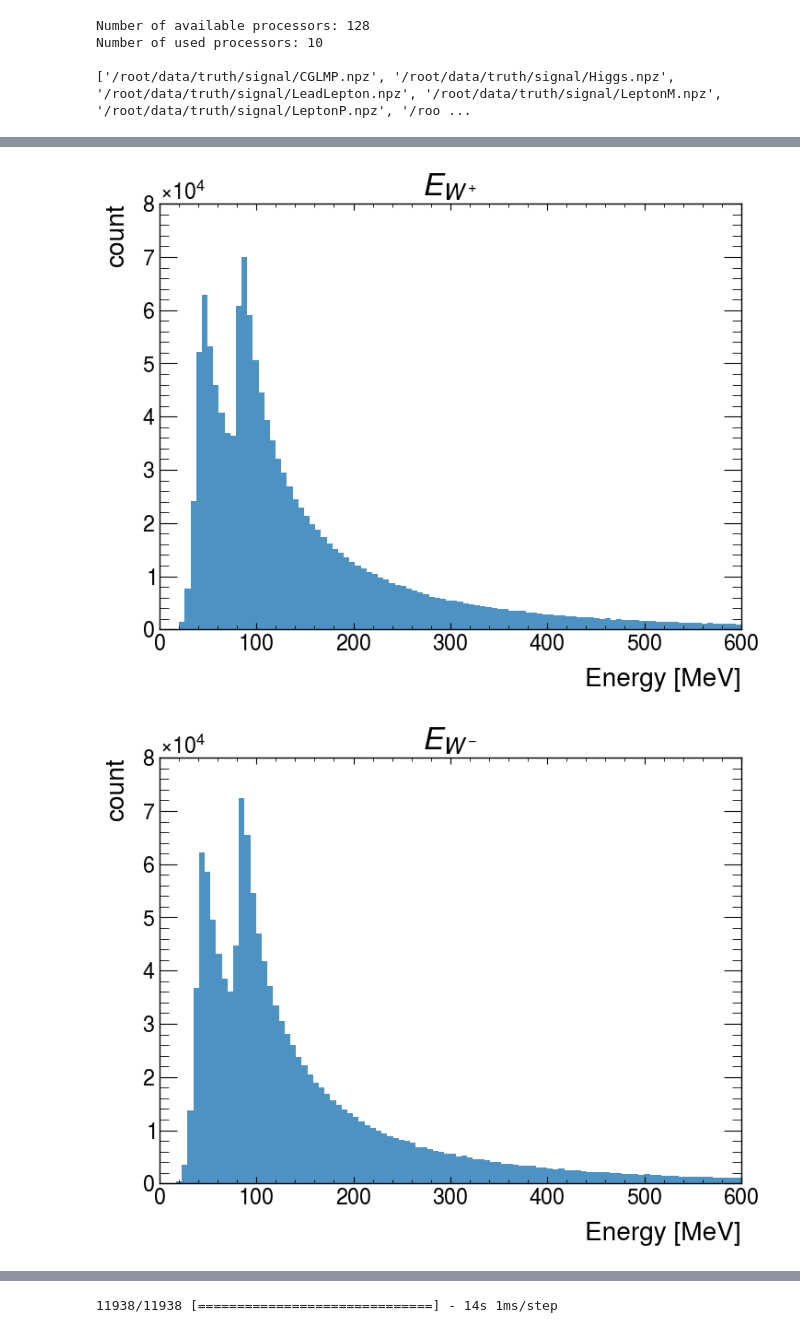
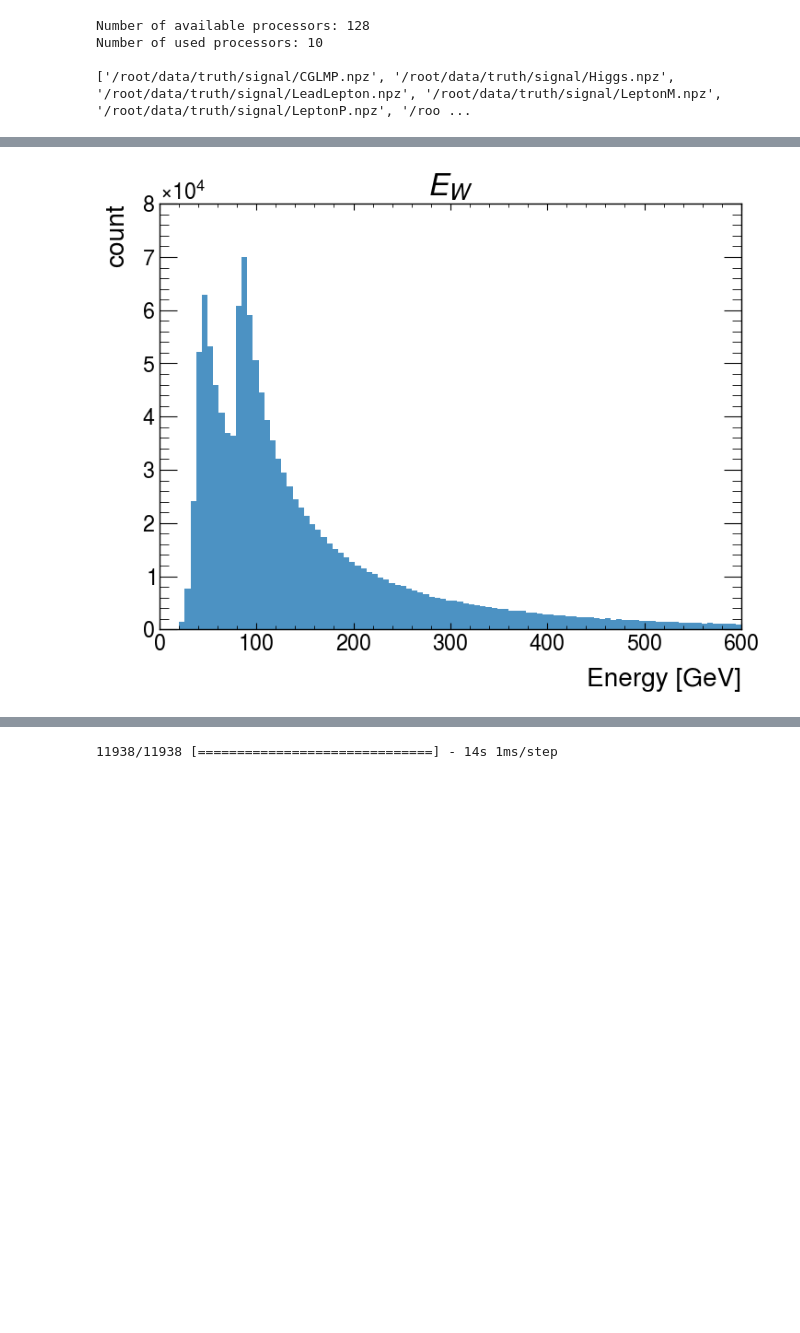
Before and after one commit to yygarypeng/QE-mls, a Jupyter notebook: DNN_modified_w_e.ipynb, the cells around one changed output, grey strips where cells are left out. Saved outputs shown, nothing was run; the diff lists cells and outputs as text; code cells hidden in the pictures; blank space fills up the shorter version.

```diff
--- a/DNN_modified_w_e.ipynb
+++ b/DNN_modified_w_e.ipynb
@@ -97,7 +97,8 @@ print("obs_kin shape:", obs_kin.shape)
 print(obs_kin.head(3))
 print()
 
-int_kin = pd.concat([w_p["w_p_e"], w_m["w_m_e"]], axis=1)[mask]
+# int_kin = pd.concat([w_p["w_p_e"], w_m["w_m_e"]], axis=1)[mask]
+int_kin = pd.concat([w_p["w_p_e"]], axis=1)[mask]
 print(type(int_kin))
 print("int_kin shape:", int_kin.shape)
 print(int_kin.head(3))
@@ -153,19 +153,18 @@ max    5.999963e+02  5.999993e+02
 # %%
 plt.hist(int_kin["w_p_e"], bins=100, alpha=.8)
-plt.title(r"$E_{W^+}$")
-plt.xlabel("Energy [MeV]")
+plt.title(r"$E_{W}$")
+plt.xlabel("Energy [GeV]")
 plt.ylabel("count")
 # plt.xlim([0,800])
 plt.show()
-plt.hist(int_kin["w_m_e"], bins=100, alpha=.8)
-plt.title(r"$E_{W^-}$")
-plt.xlabel("Energy [MeV]")
-plt.ylabel("count")
-# plt.xlim([0,800])
-plt.show()
+# plt.hist(int_kin["w_m_e"], bins=100, alpha=.8)
+# plt.title(r"$E_{W^-}$")
+# plt.xlabel("Energy [MeV]")
+# plt.ylabel("count")
+# # plt.xlim([0,800])
+# plt.show()
 # %% [output]
-[figure, old version]
+[figure, new version]
-[figure, removed]
 # %%
 SCALAR_int_ru = RobustScaler()
 int_kin = SCALAR_int_ru.fit_transform(int_kin)
```
Also changed, not shown: parts of 7 cells of this notebook, 13 other files.
